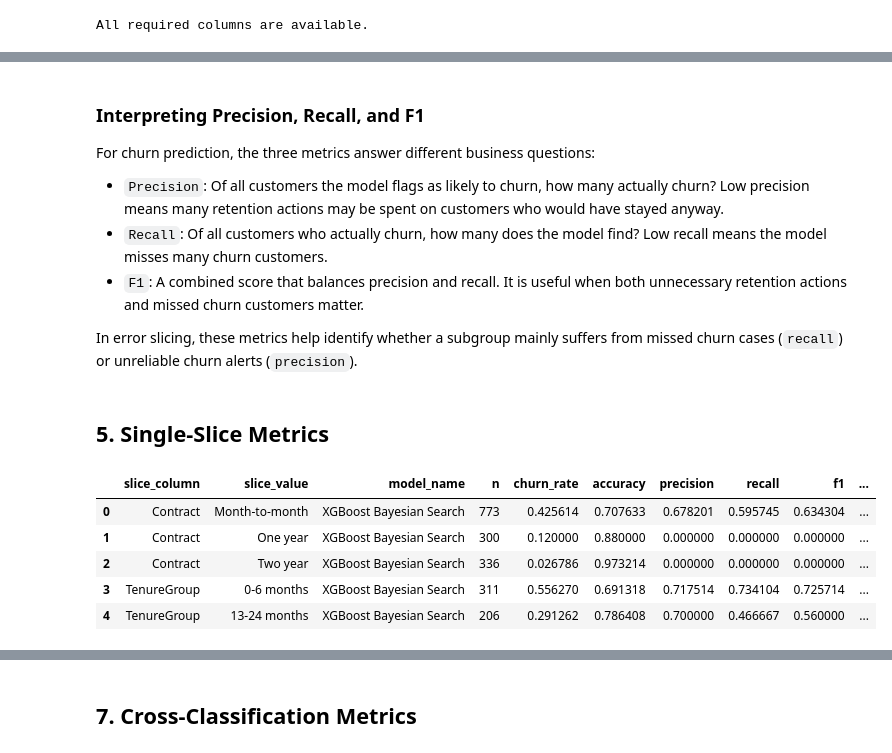
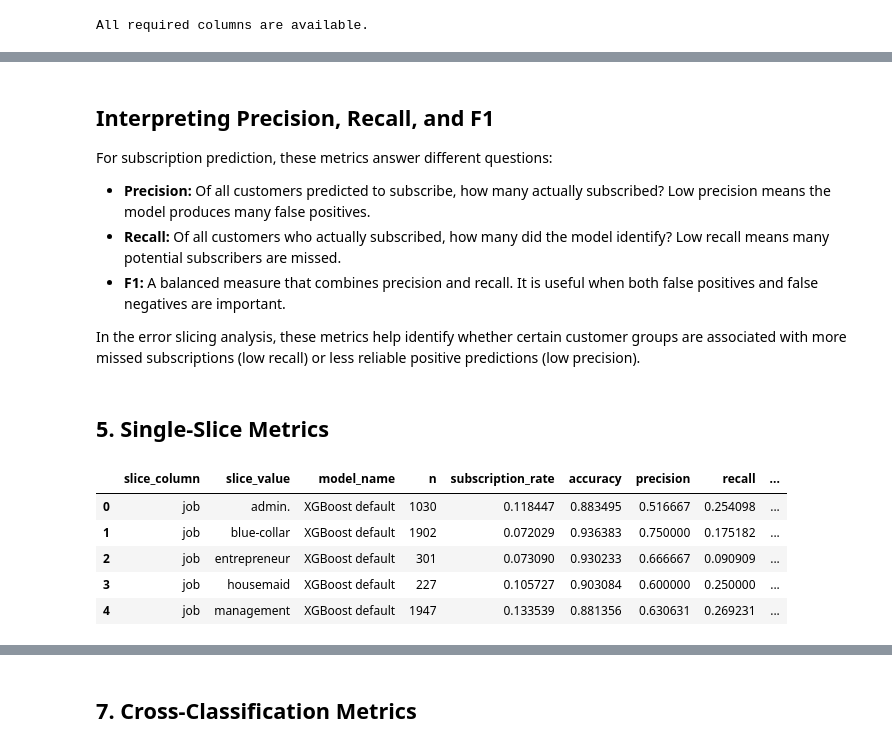
Before and after one commit to PatriciaDelgadoGorostiza/ads2-bank-marketing-project, a Jupyter notebook: notebooks/06_error_slicing.ipynb, the cells around one changed output, grey strips where cells are left out. Cells and saved outputs as stored; diff of their text form; code cells hidden in the pictures.

```diff
--- a/notebooks/06_error_slicing.ipynb
+++ b/notebooks/06_error_slicing.ipynb
@@ -43,7 +47,7 @@ pd.set_option("display.max_columns", 120)
 pd.set_option("display.max_rows", 160)
 
 MIN_GROUP_SIZE = 30
-SELECTED_MODEL_NAME = "XGBoost Bayesian Search"
+SELECTED_MODEL_NAME = "XGBoost default"
 
 GOOD_METRICS = {"accuracy", "precision", "recall", "f1"}
 RISK_METRICS = {"false_negative_rate", "false_positive_rate"}
@@ -132,14 +153,14 @@ def classify_error(row: pd.Series) -> str:
 
 predictions["error_type"] = predictions.apply(classify_error, axis=1)
 
-charge_bins = [0, 35, 70, 105, np.inf]
-charge_labels = ["low", "medium", "high", "very_high"]
-predictions["MonthlyChargesBand"] = pd.cut(
-    predictions["MonthlyCharges"],
-    bins=charge_bins,
-    labels=charge_labels,
-    include_lowest=True,
-).astype("object")
-
-predictions[["customerID", "y_true", "y_pred", "churn_probability", "error_type", "MonthlyChargesBand"]].head()
+predictions[
+    [
+        "row_id",
+        "y_true",
+        "y_pred",
+        "subscription_probability",
+        "error_type",
+        "BalanceGroup",
+    ]
+].head()
 # %% [output]
@@ -163,14 +194,14 @@ def calculate_metrics(df: pd.DataFrame) -> dict:
 
     return {
         "n": len(df),
-        "churn_rate": y_true.mean(),
+        "subscription_rate": y_true.mean(),
         "accuracy": accuracy_score(y_true, y_pred),
         "precision": precision_score(y_true, y_pred, zero_division=0),
         "recall": recall_score(y_true, y_pred, zero_division=0),
         "f1": f1_score(y_true, y_pred, zero_division=0),
         "false_negative_rate": false_negatives / positives if positives else np.nan,
         "false_positive_rate": false_positives / negatives if negatives else np.nan,
-        "avg_churn_probability": df["churn_probability"].mean(),
+        "avg_subscription_probability": df["subscription_probability"].mean(),
     }
 
 
@@ -182,51 +220,51 @@ global_metrics.round(4)
 # %% [markdown]
-### Interpreting Precision, Recall, and F1
+## Interpreting Precision, Recall, and F1
 
-For churn prediction, the three metrics answer different business questions:
+For subscription prediction, these metrics answer different questions:
 
-- `Precision`: Of all customers the model flags as likely to churn, how many actually churn? Low precision means many retention actions may be spent on customers who would have stayed anyway.
-- `Recall`: Of all customers who actually churn, how many does the model find? Low recall means the model misses many churn customers.
-- `F1`: A combined score that balances precision and recall. It is useful when both unnecessary retention actions and missed churn customers matter.
+- **Precision:** Of all customers predicted to subscribe, how many actually subscribed? Low precision means the model produces many false positives.
+- **Recall:** Of all customers who actually subscribed, how many did the model identify? Low recall means many potential subscribers are missed.
+- **F1:** A balanced measure that combines precision and recall. It is useful when both false positives and false negatives are important.
 
-In error slicing, these metrics help identify whether a subgroup mainly suffers from missed churn cases (`recall`) or unreliable churn alerts (`precision`).
+In the error slicing analysis, these metrics help identify whether certain customer groups are associated with more missed subscriptions (low recall) or less reliable positive predictions (low precision).
 # %% [markdown]
 ## 5. Single-Slice Metrics
 # %%
 SLICE_COLUMNS = [
-    "Contract",
-    "TenureGroup",
-    "InternetService",
-    "PaymentMethod",
-    "SeniorCitizen",
-    "MonthlyChargesBand",
+    "job",
+    "marital",
+    "education",
+    "contact",
+    "month",
+    "BalanceGroup",
 ]
 
 
 def calculate_slice_metrics(df: pd.DataFrame, slice_column: str) -> pd.DataFrame:
     rows = []
     for slice_value, group in df.groupby(slice_column, dropna=False):
         rows.append({
             "slice_column": slice_column,
             "slice_value": str(slice_value),
             "model_name": SELECTED_MODEL_NAME,
             **calculate_metrics(group),
         })
     return pd.DataFrame(rows)
 
 
 slice_metrics = pd.concat(
     [calculate_slice_metrics(predictions, column) for column in SLICE_COLUMNS],
     ignore_index=True,
 )
 
 slice_metrics.head()
 # %% [output]
-|  | slice_column | slice_value | model_name | n | churn_rate | accuracy | precision | recall | f1 | ... |
-| 0 | Contract | Month-to-month | XGBoost Bayesian Search | 773 | 0.425614 | 0.707633 | 0.678201 | 0.595745 | 0.634304 | ... |
-| 1 | Contract | One year | XGBoost Bayesian Search | 300 | 0.120000 | 0.880000 | 0.000000 | 0.000000 | 0.000000 | ... |
-| 2 | Contract | Two year | XGBoost Bayesian Search | 336 | 0.026786 | 0.973214 | 0.000000 | 0.000000 | 0.000000 | ... |
-| 3 | TenureGroup | 0-6 months | XGBoost Bayesian Search | 311 | 0.556270 | 0.691318 | 0.717514 | 0.734104 | 0.725714 | ... |
-| 4 | TenureGroup | 13-24 months | XGBoost Bayesian Search | 206 | 0.291262 | 0.786408 | 0.700000 | 0.466667 | 0.560000 | ... |
+|  | slice_column | slice_value | model_name | n | subscription_rate | accuracy | precision | recall | ... |
+| 0 | job | admin. | XGBoost default | 1030 | 0.118447 | 0.883495 | 0.516667 | 0.254098 | ... |
+| 1 | job | blue-collar | XGBoost default | 1902 | 0.072029 | 0.936383 | 0.750000 | 0.175182 | ... |
+| 2 | job | entrepreneur | XGBoost default | 301 | 0.073090 | 0.930233 | 0.666667 | 0.090909 | ... |
+| 3 | job | housemaid | XGBoost default | 227 | 0.105727 | 0.903084 | 0.600000 | 0.250000 | ... |
+| 4 | job | management | XGBoost default | 1947 | 0.133539 | 0.881356 | 0.630631 | 0.269231 | ... |
 # %%
 slice_metrics.sort_values(
     ["false_negative_rate", "n"],
```
Also changed, not shown: parts of 29 cells of this notebook, 37 other files.
